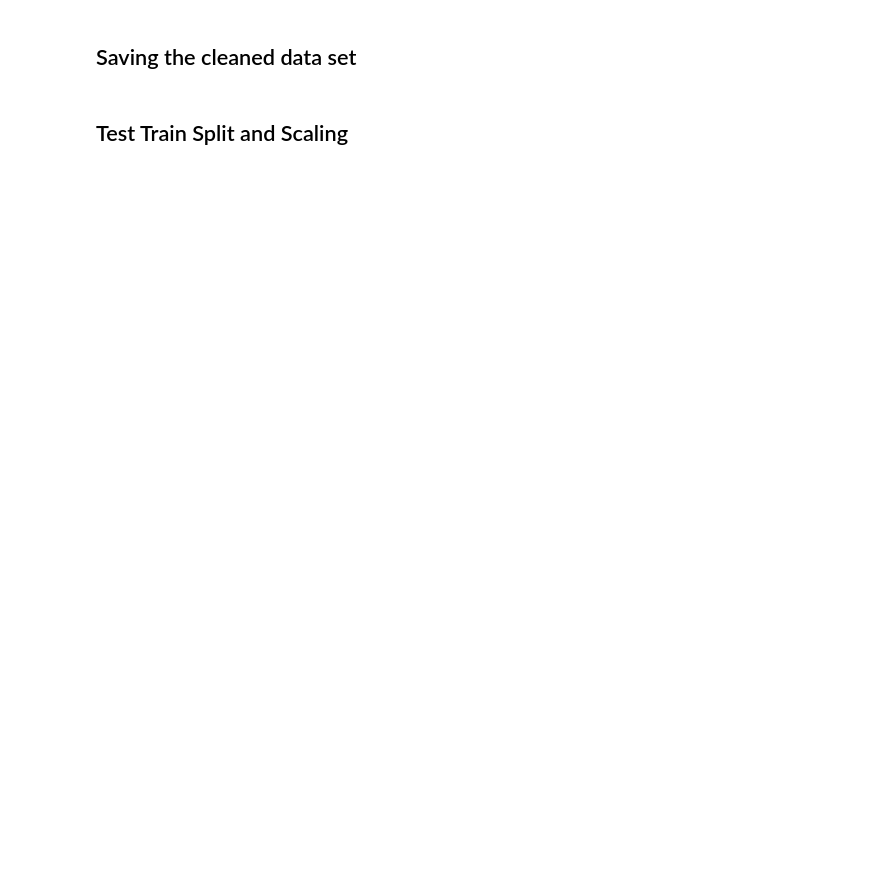
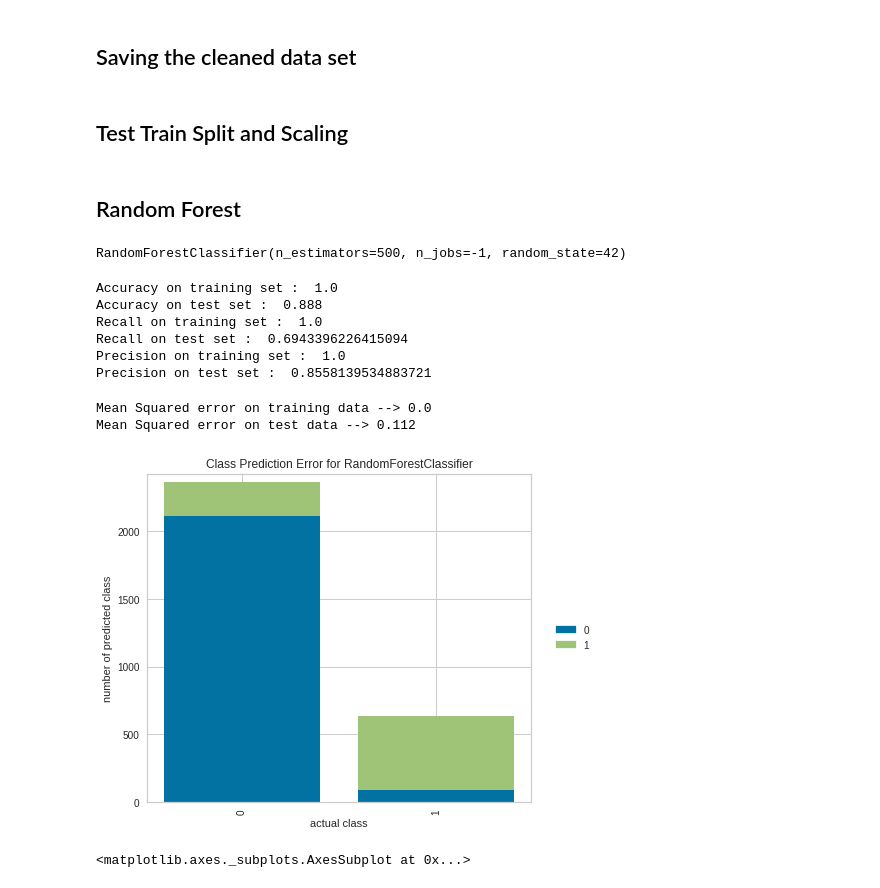
Before and after one commit to cfreeman22/data_mining_1_D209, a Jupyter notebook: D209_data_mining1_task2.ipynb, the cells around one changed output. Cells and saved outputs as stored; diff of their text form; code cells hidden in the pictures; blank space fills up the shorter version.

```diff
--- a/D209_data_mining1_task2.ipynb
+++ b/D209_data_mining1_task2.ipynb
@@ -184,3 +247,38 @@ X_train, X_test, y_train, y_test = train_test_split( X, y,
 
 #training_set.to_csv('training_set2.csv', index=False)
 #test_set.to_csv('test_set2.csv', index=False)
+# %% [markdown]
+## Random Forest
+# %%
+from pandas.core.nanops import na_accum_func
+#Train the random forest classifier
+rf_estimator=RandomForestClassifier(n_estimators=500, random_state=42, n_jobs=-1)
+rf_estimator.fit(X_train,y_train)
+# %% [output]
+RandomForestClassifier(n_estimators=500, n_jobs=-1, random_state=42)
+# %%
+#Using above defined function to get accuracy, recall and precision on train and test set
+rf_estimator_score=get_metrics_score(rf_estimator)
+# %% [output]
+Accuracy on training set :  1.0
+Accuracy on test set :  0.888
+Recall on training set :  1.0
+Recall on test set :  0.6943396226415094
+Precision on training set :  1.0
+Precision on test set :  0.8558139534883721
+# %%
+#printing MSE for train and test sets
+y_pred = rf_estimator.predict(X_test)
+print("Mean Squared error on training data --> {}\nMean Squared error on test data --> {}".format(mse(y_train, rf_estimator.predict(X_train)), mse(y_test, y_pred)))
+# %% [output]
+Mean Squared error on training data --> 0.0
+Mean Squared error on test data --> 0.112
+# %%
+from yellowbrick.classifier import ClassPredictionError
+visualizer = ClassPredictionError(rf_estimator)
+visualizer.fit(X_train, y_train)
+visualizer.score(X_test, y_test)
+visualizer.poof()
+# %% [output]
+[figure, added]
+<matplotlib.axes._subplots.AxesSubplot at 0x...>
```
Also changed, not shown: parts of 20 cells of this notebook.
